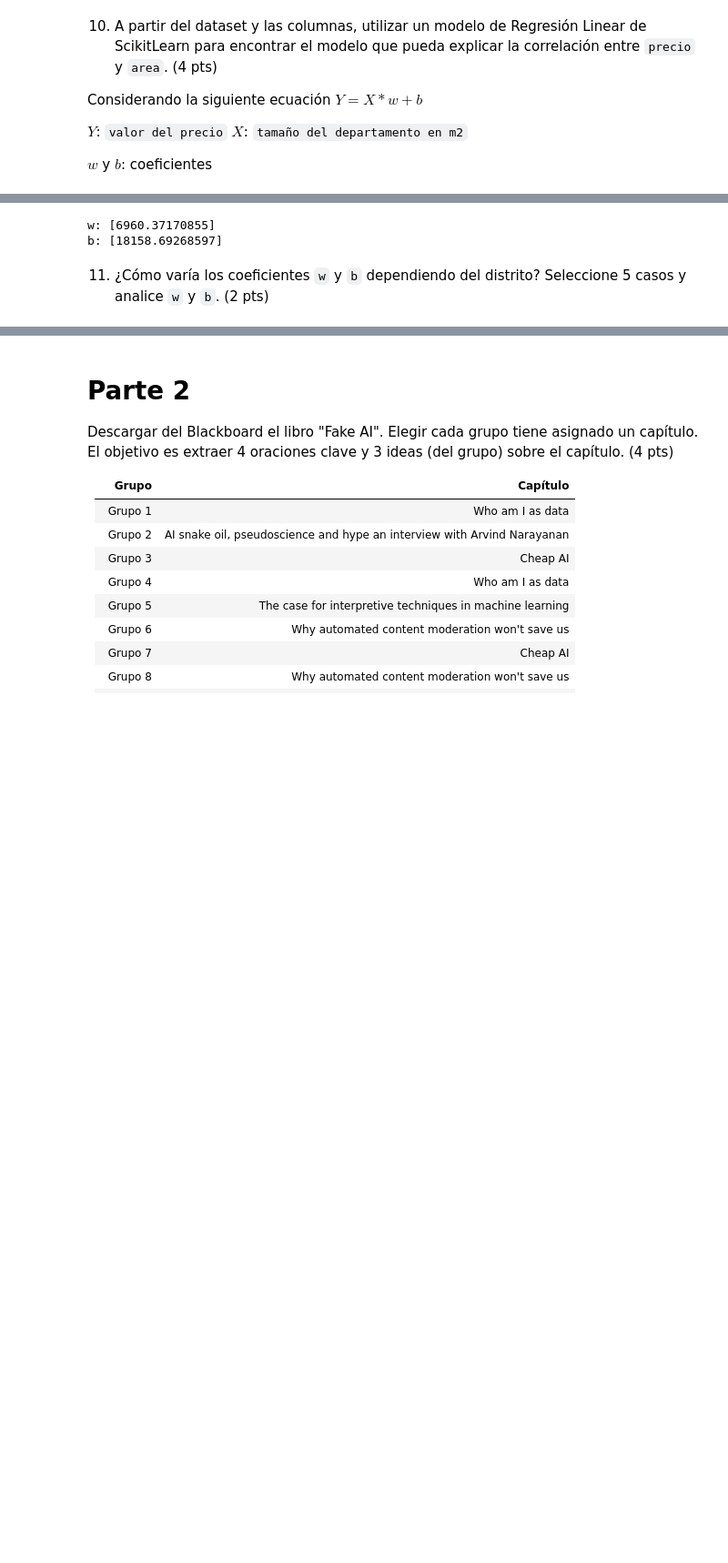
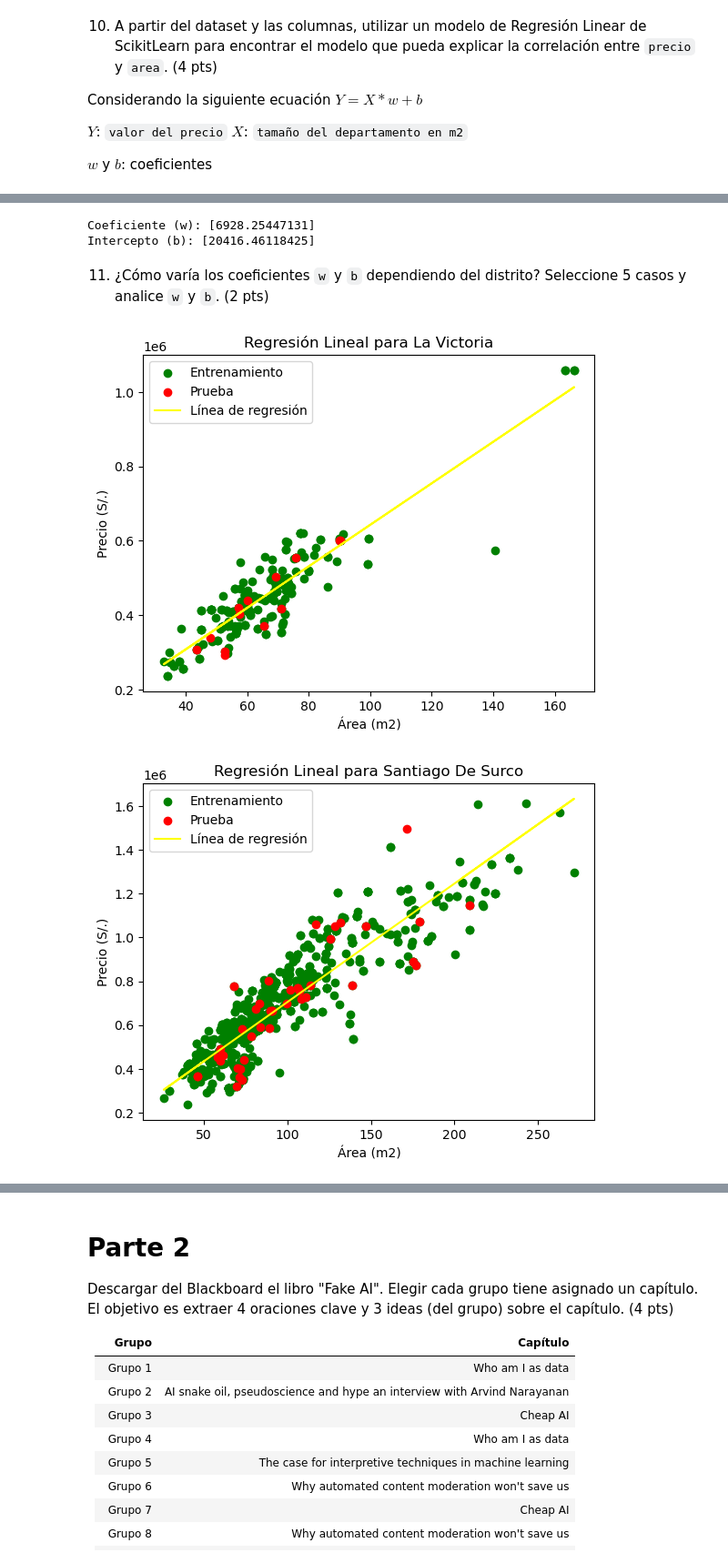
Before and after one commit to farodri03/T.Invest.-ML, a Jupyter notebook: ml_actividad01.ipynb, the cells around one changed output, grey strips where cells are left out. Shown: that part at 91% size. Drawn from its saved outputs; the diff is of its cells as text; code cells hidden in the pictures; blank space fills up the shorter version.

```diff
--- a/ml_actividad01.ipynb
+++ b/ml_actividad01.ipynb
@@ -375,15 +367,16 @@ plt.show()
 # %%
-#imprime tus parámetros w y b aquí
+#Imprime tus parámetros w y b aquí
+
 # Obtener el coeficiente (w)
 w = model.coef_[0]
 
 # Obtener la intersección (b)
 b = model.intercept_
 
-print(f'w: {w}')
-print(f'b: {b}')
+print(f"Coeficiente (w): {w}")
+print(f"Intercepto (b): {b}")
 # %% [output]
-w: [6960.37170855]
-b: [18158.69268597]
+Coeficiente (w): [6928.25447131]
+Intercepto (b): [20416.46118425]
 # %% [markdown]
 11.  ¿Cómo varía los coeficientes `w` y `b` dependiendo del distrito? Seleccione 5 casos y analice `w` y `b`. (2 pts)
@@ -394,0 +383,49 @@ b: [18158.69268597]
+# %%
+# Seleccionar 5 distritos
+distritos_seleccionados = ['La Victoria', 'Santiago De Surco', 'Miraflores', 'Lince', 'San Miguel']
+
+# Crear un diccionario para almacenar los coeficientes de cada distrito
+coeficientes_distritos = {}
+
+# Iterar sobre los distritos seleccionados y entrenar un modelo de regresión para cada uno
+for distrito in distritos_seleccionados:
+    # Filtrar los datos para el distrito actual
+    df_distrito = df_depas[df_depas['distrito'] == distrito]
+
+    # Definimos variables
+    X = df_distrito['area'].values.reshape(-1, 1)  # Usar datos filtrados
+    Y = df_distrito['precio'].values
+
+    # Dividir datos en entrenamiento y prueba
+    X_train, X_test, Y_train, Y_test = train_test_split(X,Y,test_size=0.05,random_state=27)
+
+    # Crear y entrenar el modelo
+    modelo = LinearRegression()
+    modelo.fit(X_train, Y_train)
+    predicciones = modelo.predict(X_test)
+
+    plt.scatter(X_train, Y_train, color='green', label='Entrenamiento')
+    plt.scatter(X_test, Y_test, color='red', label='Prueba')
+    plt.plot(X_train, modelo.predict(X_train), color='yellow', label='Línea de regresión')
+    plt.xlabel('Área (m2)')
+    plt.ylabel('Precio (S/.)')
+    plt.title(f'Regresión Lineal para {distrito}')
+    plt.legend()
+    plt.show()
+
+    # Obtener los coeficientes w y b
+    w = modelo.coef_[0]
+    b = modelo.intercept_
+
+    # Almacenar los coeficientes en el diccionario
+    coeficientes_distritos[distrito] = {'w': w, 'b': b}
+
+# Mostrar los coeficientes por distrito
+for distrito, coefs in coeficientes_distritos.items():
+    print(f"Distrito: {distrito}")
+    print(f"  Coeficiente (w): {coefs['w']}")
+    print(f"  Intercepto (b): {coefs['b']}")
+    print()
+# %% [output]
+[figure, added]
+[figure, added]
```
Also changed, not shown: parts of 14 cells of this notebook.
